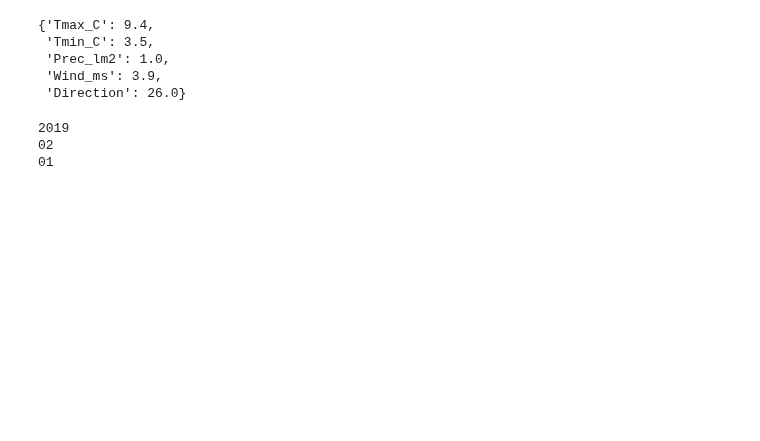
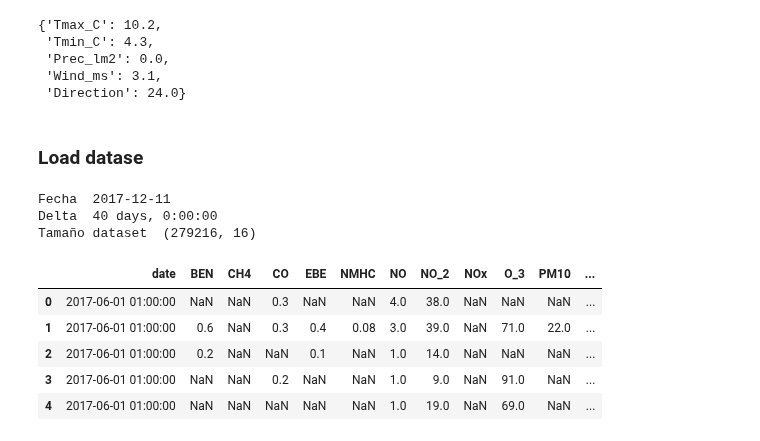
Before and after one commit to Gori89/pipeline_Project, a Jupyter notebook: src/Pruebas.ipynb, the cells around one changed output. Drawn from its saved outputs; the diff is of its cells as text; code cells hidden in the pictures; blank space fills up the shorter version.

```diff
--- a/src/Pruebas.ipynb
+++ b/src/Pruebas.ipynb
@@ -7,8 +12,8 @@ import tools.scraping as weather
 # %%
-weather.getWeather("2019-02-01", "Madrid")
+weather.getWeather(date, "Madrid")
 # %% [output]
-{'Tmax_C': 9.4,
- 'Tmin_C': 3.5,
- 'Prec_lm2': 1.0,
- 'Wind_ms': 3.9,
- 'Direction': 26.0}
+{'Tmax_C': 10.2,
+ 'Tmin_C': 4.3,
+ 'Prec_lm2': 0.0,
+ 'Wind_ms': 3.1,
+ 'Direction': 24.0}
@@ -17,8 +19,0 @@ fecha="2019-02-01"
-# %%
-print(fecha[:4])
-print(fecha[5:7])
-print(fecha[8:])
-# %% [output]
-2019
-02
-01
@@ -26,0 +20,21 @@ print(fecha[8:])
+# %% [markdown]
+### Load datase
+# %%
+date1=ds.setDate("2017-12-11")
+print("Fecha ",date1)
+#print("Periodo ",ds.getPeriod())
+delta=ds.setDelta(40)
+print("Delta ",delta)
+df_pollution=ds.getDataset(date1, delta)
+print("Tamaño dataset ",df_pollution.shape)
+df_pollution.head()
+# %% [output]
+Fecha  2017-12-11
+Delta  40 days, 0:00:00
+Tamaño dataset  (279216, 16)
+|  | date | BEN | CH4 | CO | EBE | NMHC | NO | NO_2 | NOx | O_3 | PM10 | ... |
+| 0 | 2017-06-01 01:00:00 | NaN | NaN | 0.3 | NaN | NaN | 4.0 | 38.0 | NaN | NaN | NaN | ... |
+| 1 | 2017-06-01 01:00:00 | 0.6 | NaN | 0.3 | 0.4 | 0.08 | 3.0 | 39.0 | NaN | 71.0 | 22.0 | ... |
+| 2 | 2017-06-01 01:00:00 | 0.2 | NaN | NaN | 0.1 | NaN | 1.0 | 14.0 | NaN | NaN | NaN | ... |
+| 3 | 2017-06-01 01:00:00 | NaN | NaN | 0.2 | NaN | NaN | 1.0 | 9.0 | NaN | 91.0 | NaN | ... |
+| 4 | 2017-06-01 01:00:00 | NaN | NaN | NaN | NaN | NaN | 1.0 | 19.0 | NaN | 69.0 | NaN | ... |
```
Also changed, not shown: parts of 10 cells of this notebook, 1 other file.
